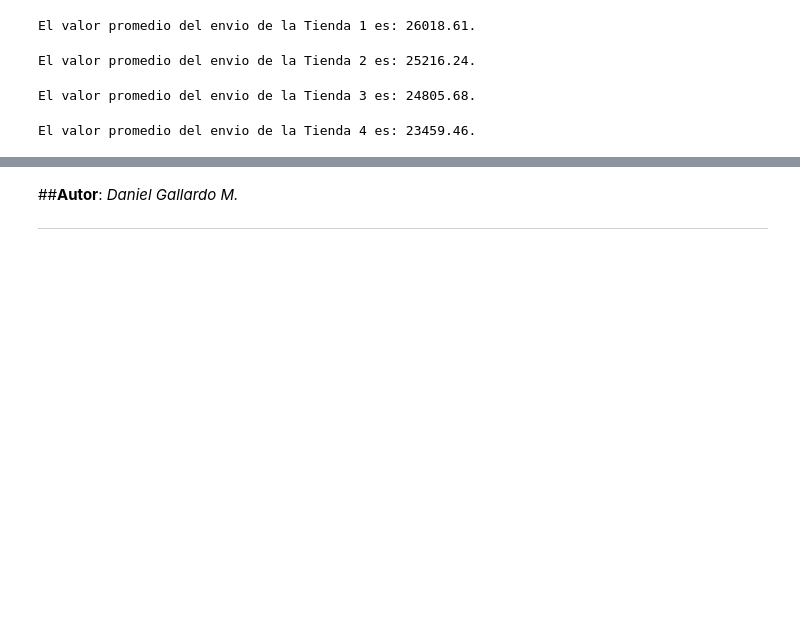
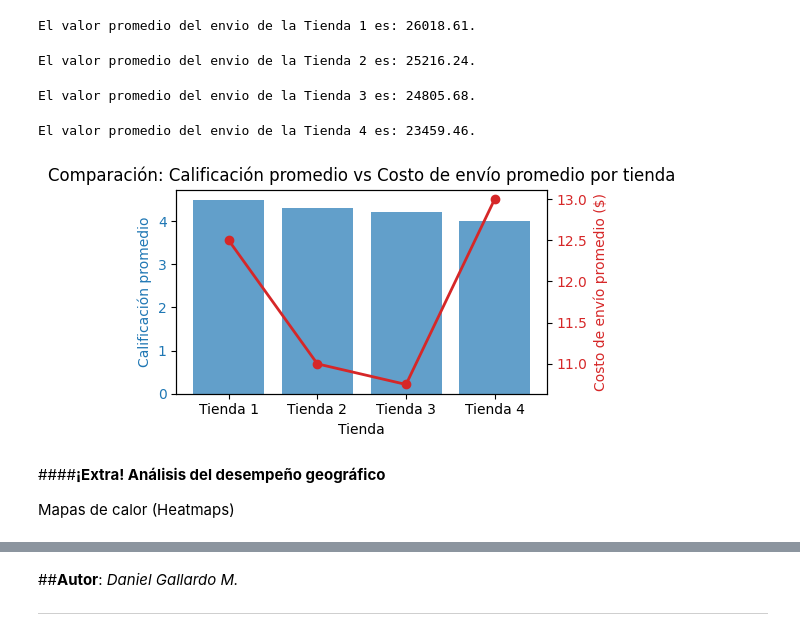
Before and after one commit to DaniGa-Mo/Challenge_Alura_Store, a Jupyter notebook: AluraStoreLatam_.ipynb, the cells around one changed output, grey strips where cells are left out. Cells and saved outputs as stored; diff of their text form; code cells hidden in the pictures; blank space fills up the shorter version.

```diff
--- a/AluraStoreLatam_.ipynb
+++ b/AluraStoreLatam_.ipynb
@@ -438,0 +429,34 @@ tiendas_geo = pd.concat([
+# %%
+# DataFrame con el resumen de la calificació de los clientes y coste envio.
+resumen = pd.DataFrame({
+    'Tienda': ['Tienda 1', 'Tienda 2', 'Tienda 3', 'Tienda 4'],
+    'Calificación promedio': [4.5, 4.3, 4.2, 4.0],
+    'Costo envío promedio': [12.5, 11.0, 10.75, 13.0]
+})
+
+# Crear gráfico combinado (barras + línea)
+fig, ax1 = plt.subplots(figsize=(5,3))
+
+# Barras: calificación promedio
+color = 'tab:blue'
+ax1.bar(resumen['Tienda'], resumen['Calificación promedio'], color=color, alpha=0.7, label='Calificación promedio')
+ax1.set_xlabel('Tienda')
+ax1.set_ylabel('Calificación promedio', color=color)
+ax1.tick_params(axis='y', labelcolor=color)
+
+# Eje secundario: costo de envío
+ax2 = ax1.twinx()
+color = 'tab:red'
+ax2.plot(resumen['Tienda'], resumen['Costo envío promedio'], color=color, marker='o', linewidth=2, label='Costo de envío promedio')
+ax2.set_ylabel('Costo de envío promedio ($)', color=color)
+ax2.tick_params(axis='y', labelcolor=color)
+
+plt.title('Comparación: Calificación promedio vs Costo de envío promedio por tienda')
+plt.tight_layout()
+plt.show()
+# %% [output]
+[figure, added]
+# %% [markdown]
+####**¡Extra! Análisis del desempeño geográfico**
+
+Mapas de calor (Heatmaps)
```
Also changed, not shown: parts of 12 cells of this notebook.
